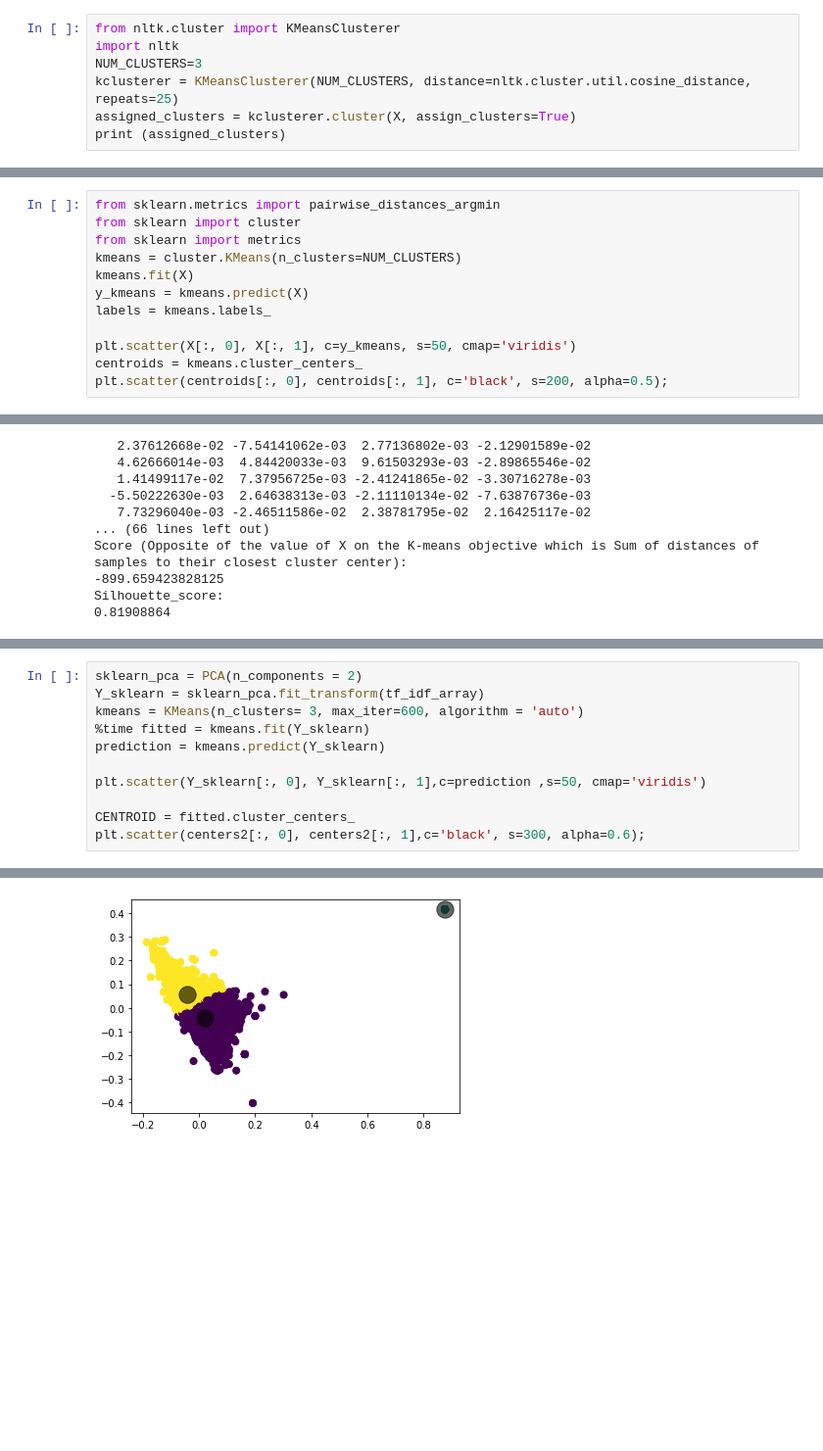
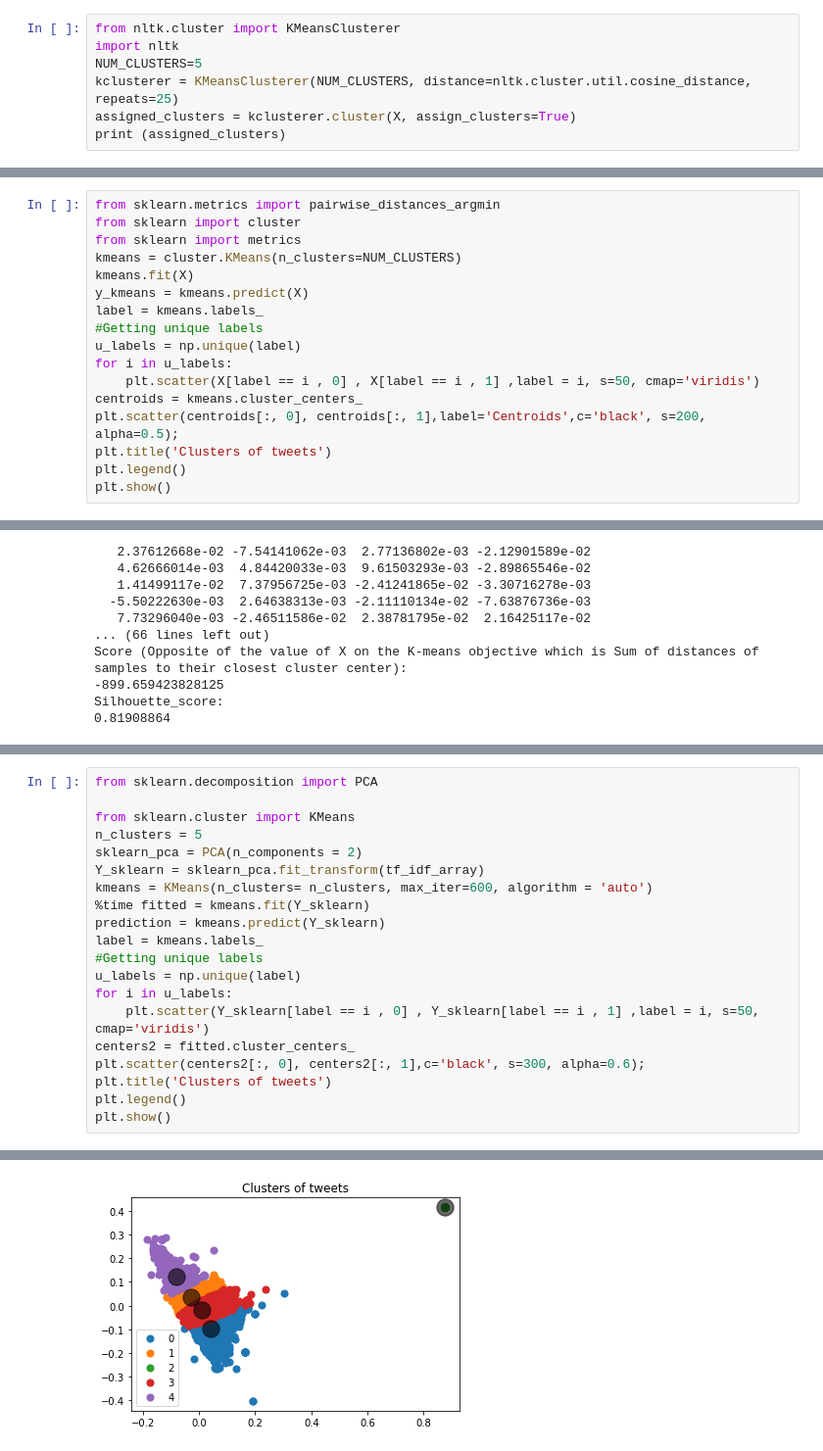
Before and after one commit to GhazwaMa/Tweets-analysis, a Jupyter notebook: NLP+Clustering.ipynb, the cells around one changed output, grey strips where cells are left out. Shown at 98% size. Drawn from its saved outputs; the diff is of its cells as text; blank space fills up the shorter version.

```diff
--- a/NLP+Clustering.ipynb
+++ b/NLP+Clustering.ipynb
@@ -224,7 +223,7 @@ X = model[model.wv.vocab]
 # %%
 from nltk.cluster import KMeansClusterer
 import nltk
-NUM_CLUSTERS=3
+NUM_CLUSTERS=5
 kclusterer = KMeansClusterer(NUM_CLUSTERS, distance=nltk.cluster.util.cosine_distance, repeats=25)
 assigned_clusters = kclusterer.cluster(X, assign_clusters=True)
 print (assigned_clusters)
@@ -259,9 +258,14 @@ from sklearn import metrics
 kmeans = cluster.KMeans(n_clusters=NUM_CLUSTERS)
 kmeans.fit(X)
 y_kmeans = kmeans.predict(X)
-labels = kmeans.labels_
-
-plt.scatter(X[:, 0], X[:, 1], c=y_kmeans, s=50, cmap='viridis')
+label = kmeans.labels_
+#Getting unique labels
+u_labels = np.unique(label)
+for i in u_labels:
+    plt.scatter(X[label == i , 0] , X[label == i , 1] ,label = i, s=50, cmap='viridis')
 centroids = kmeans.cluster_centers_
-plt.scatter(centroids[:, 0], centroids[:, 1], c='black', s=200, alpha=0.5);
+plt.scatter(centroids[:, 0], centroids[:, 1],label='Centroids',c='black', s=200, alpha=0.5);
+plt.title('Clusters of tweets')
+plt.legend()
+plt.show()
 # %% [output]
@@ -337,12 +330,21 @@ for num, centroid in enumerate(common_words):
 # %%
+from sklearn.decomposition import PCA
+
+from sklearn.cluster import KMeans
+n_clusters = 5
 sklearn_pca = PCA(n_components = 2)
 Y_sklearn = sklearn_pca.fit_transform(tf_idf_array)
-kmeans = KMeans(n_clusters= 3, max_iter=600, algorithm = 'auto')
+kmeans = KMeans(n_clusters= n_clusters, max_iter=600, algorithm = 'auto')
 %time fitted = kmeans.fit(Y_sklearn)
 prediction = kmeans.predict(Y_sklearn)
-
-plt.scatter(Y_sklearn[:, 0], Y_sklearn[:, 1],c=prediction ,s=50, cmap='viridis')
-
-CENTROID = fitted.cluster_centers_
+label = kmeans.labels_
+#Getting unique labels
+u_labels = np.unique(label)
+for i in u_labels:
+    plt.scatter(Y_sklearn[label == i , 0] , Y_sklearn[label == i , 1] ,label = i, s=50, cmap='viridis')
+centers2 = fitted.cluster_centers_
 plt.scatter(centers2[:, 0], centers2[:, 1],c='black', s=300, alpha=0.6);
+plt.title('Clusters of tweets')
+plt.legend()
+plt.show()
 # %% [output]
@@ -351 +353 @@ Wall time: 259 ms
-[figure, old version]
+[figure, new version]
```
Also changed, not shown: parts of 14 cells of this notebook.
